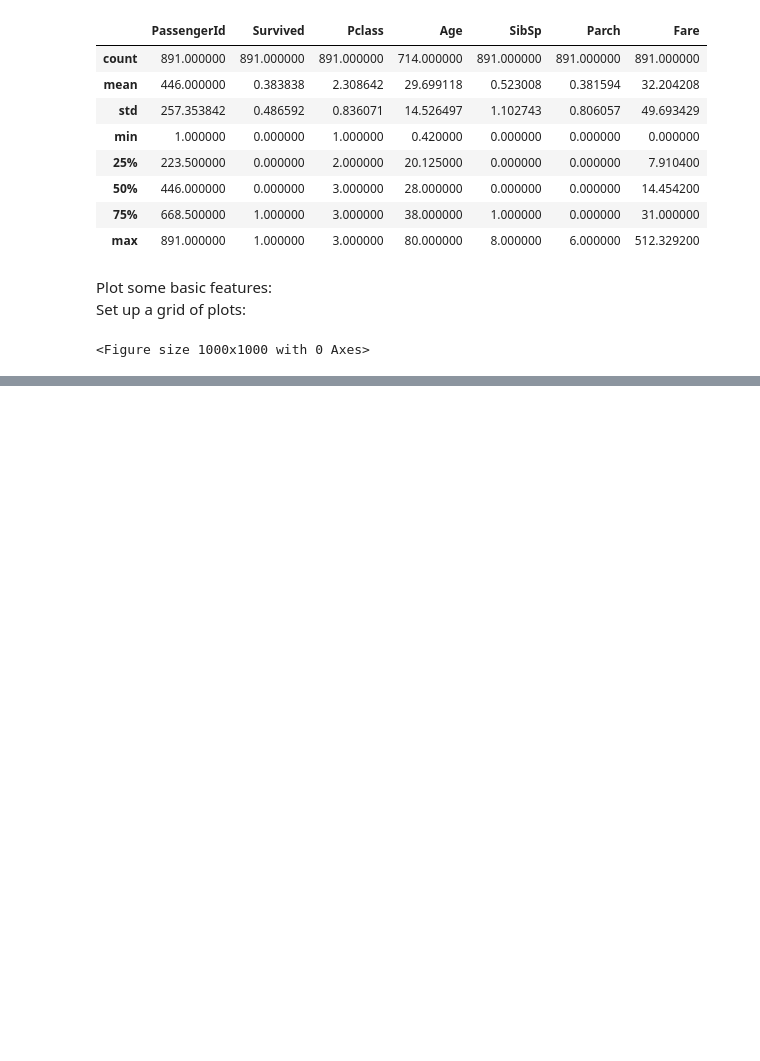
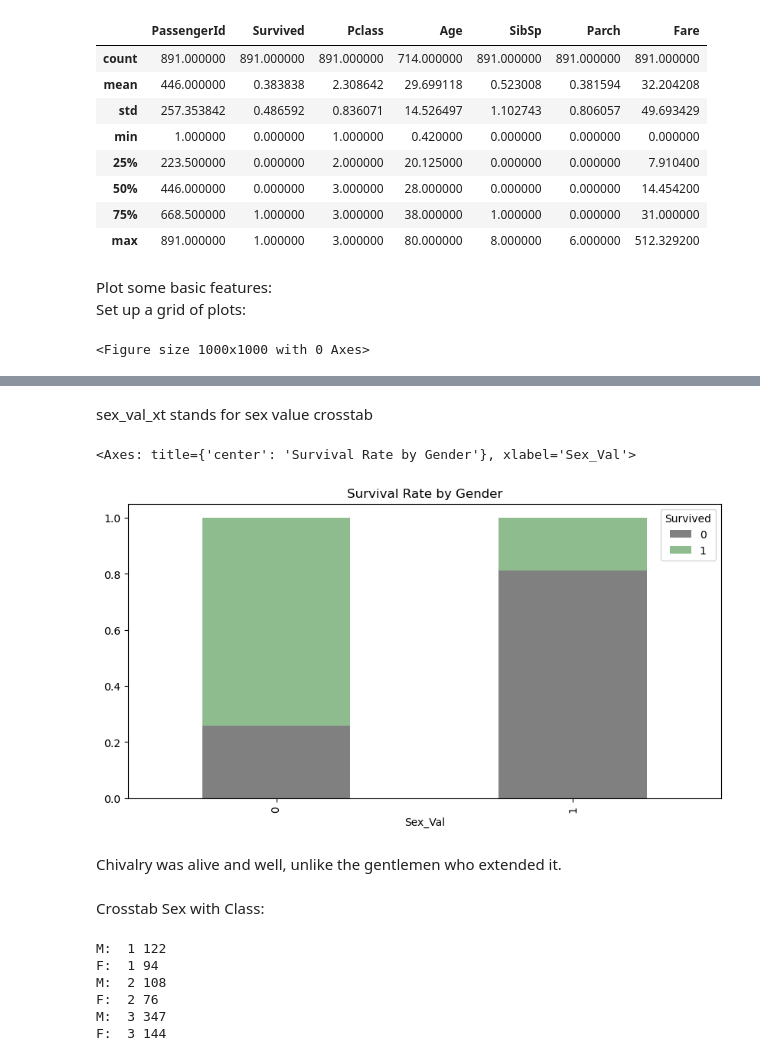
Before and after one commit to LydiaStoneKonstanski/data-science-ipython-notebooks, a Jupyter notebook: kaggle/lydias_titanic.ipynb, the cells around one changed output, grey strips where cells are left out. Cells and saved outputs as stored; diff of their text form; code cells hidden in the pictures; blank space fills up the shorter version.

```diff
--- a/kaggle/lydias_titanic.ipynb
+++ b/kaggle/lydias_titanic.ipynb
@@ -135,0 +182,3 @@ plt.tight_layout()
+# %%
+df_train['Sex_Val'] = df_train['Sex'].map(genders_mapping).astype(int)
+df_train.head()
@@ -135,0 +192,31 @@ plt.tight_layout()
+# %% [markdown]
+sex_val_xt stands for sex value crosstab
+# %%
+sex_val_xt = pd.crosstab(df_train['Sex_Val'], df_train['Survived'])
+sex_val_xt_pct = sex_val_xt.div(sex_val_xt.sum(1).astype(float), axis=0)
+sex_val_xt_pct.plot(kind='bar',
+                    stacked=True,
+                    title='Survival Rate by Gender',
+                    color=['gray', 'darkseagreen'])
+# %% [output]
+<Axes: title={'center': 'Survival Rate by Gender'}, xlabel='Sex_Val'>
+[figure, added]
+# %% [markdown]
+Chivalry was alive and well, unlike the gentlemen who extended it.
+# %% [markdown]
+Crosstab Sex with Class:
+# %%
+passenger_classes = sorted(df_train['Pclass'].unique())
+
+for p_class in passenger_classes:
+    print('M: ', p_class, len(df_train[(df_train['Sex'] == 'male') &
+                              (df_train['Pclass'] == p_class)]))
+    print('F: ', p_class, len(df_train[(df_train['Sex'] == 'female') &
+                              (df_train['Pclass'] == p_class)]))
+# %% [output]
+M:  1 122
+F:  1 94
+M:  2 108
+F:  2 76
+M:  3 347
+F:  3 144
```
Also changed, not shown: parts of 35 cells of this notebook.
